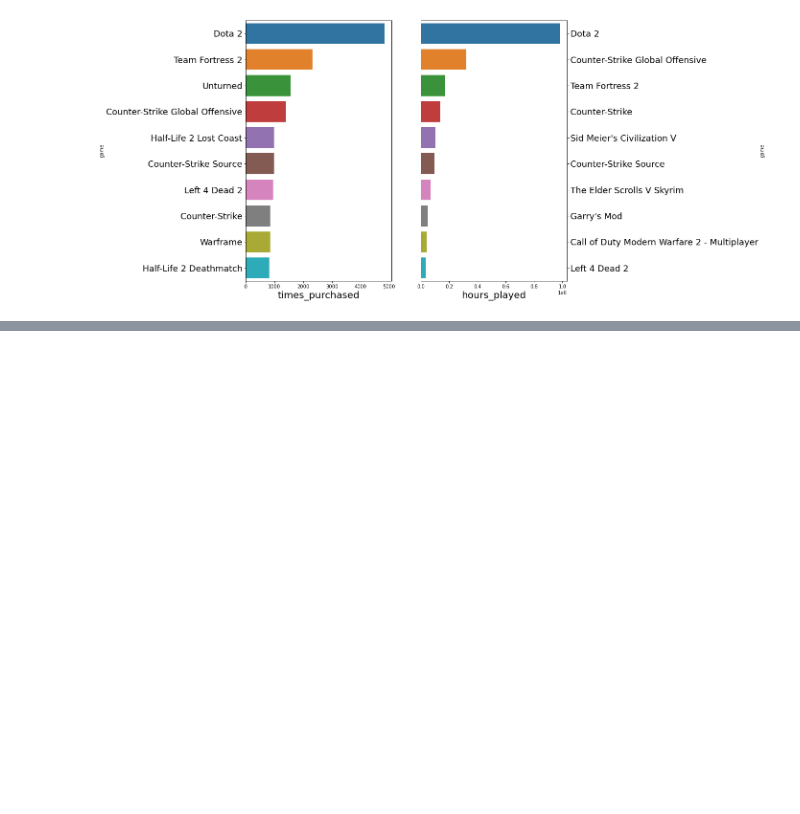
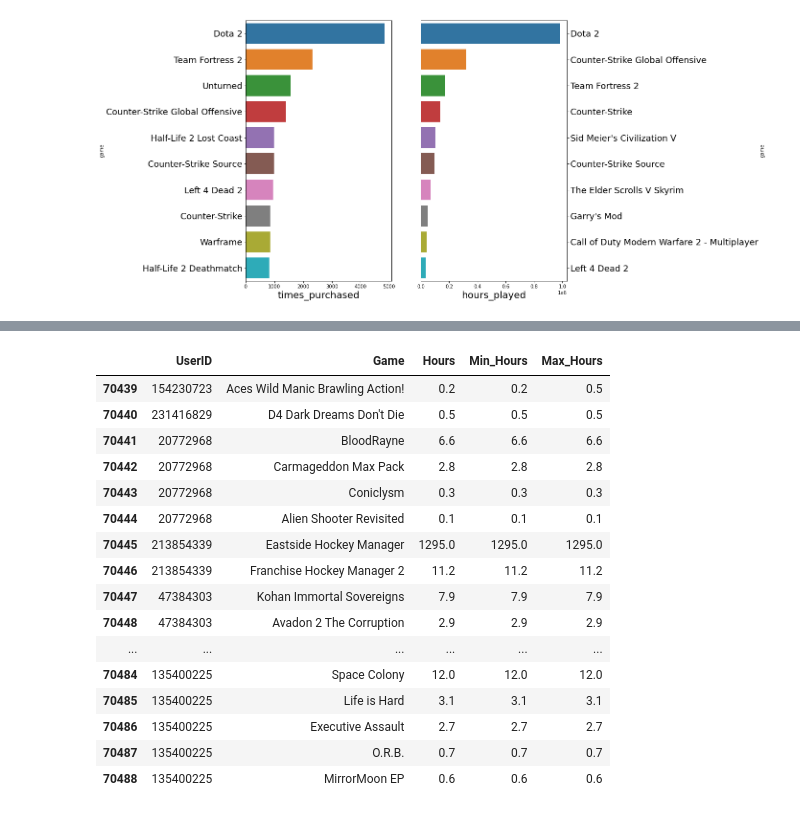
Before and after one commit to pyamin1878/Steam-Games-Rec-System, a Jupyter notebook: pat_notebook.ipynb, the cells around one changed output, grey strips where cells are left out. Drawn from its saved outputs; the diff is of its cells as text; code cells hidden in the pictures; blank space fills up the shorter version.

Commit message:
Fixed Ratings to resume training and cv

```diff
--- a/pat_notebook.ipynb
+++ b/pat_notebook.ipynb
@@ -101,19 +89,20 @@ for i in range(0,2):
     ax[i].xaxis.label.set_size(20)
 # %% [output]
 [figure]
+# %%
+game_hours_min_max = play_data_new.groupby('Game')['Hours'].agg(['min', 'max']).reset_index()
 # %%
 # Define the function to categorize hours
-def categorize_hours(hours):
-    if hours <= 20:
-        return 1
-    elif 21 <= hours <= 100:
-        return 2
-    elif 101 <= hours <= 500:
-        return 3
-    elif 501 <= hours <= 1000:
-        return 4
-    else:
-        return 5
+#def categorize_hours(hours):
+ #   if hours <= 20:
+  #      return 1
+   # elif 21 <= hours <= 100:
+    #    return 2
+   # elif 101 <= hours <= 500:
+   #     return 3
+   # elif 501 <= hours <= 1000:
+   #     return 4
+   # else:
+   #     return 5
 
-# Apply the function to the 'Hours' column to create a new 'Reviews' column
-play_data_new['Ratings'] = play_data_new['Hours'].apply(categorize_hours)
+# Apply the function to the 'Hours' column to create a new 'Ratings' column
@@ -159,0 +109,10 @@ play_data_new.tail(25)
+# %%
+# Define a new function for cumulative hours to fit the rating system
+# Recalculate the total hours played for each game across all users
+# Create a DataFrame for the rating of each game
+game_hours_min_max.columns = ['Game', 'Min_Hours', 'Max_Hours']
+
+# Merge this with the original play_data_new DataFrame
+play_data_agg_min_max = play_data_new.merge(game_hours_min_max, on='Game')
+
+play_data_agg_min_max.head()
@@ -159,0 +126,20 @@ play_data_new.tail(25)
+# %%
+play_data_agg_min_max.tail(50)
+# %% [output]
+|  | UserID | Game | Hours | Min_Hours | Max_Hours |
+| 70439 | 154230723 | Aces Wild Manic Brawling Action! | 0.2 | 0.2 | 0.5 |
+| 70440 | 231416829 | D4 Dark Dreams Don't Die | 0.5 | 0.5 | 0.5 |
+| 70441 | 20772968 | BloodRayne | 6.6 | 6.6 | 6.6 |
+| 70442 | 20772968 | Carmageddon Max Pack | 2.8 | 2.8 | 2.8 |
+| 70443 | 20772968 | Coniclysm | 0.3 | 0.3 | 0.3 |
+| 70444 | 20772968 | Alien Shooter Revisited | 0.1 | 0.1 | 0.1 |
+| 70445 | 213854339 | Eastside Hockey Manager | 1295.0 | 1295.0 | 1295.0 |
+| 70446 | 213854339 | Franchise Hockey Manager 2 | 11.2 | 11.2 | 11.2 |
+| 70447 | 47384303 | Kohan Immortal Sovereigns | 7.9 | 7.9 | 7.9 |
+| 70448 | 47384303 | Avadon 2 The Corruption | 2.9 | 2.9 | 2.9 |
+| ... | ... | ... | ... | ... | ... |
+| 70484 | 135400225 | Space Colony | 12.0 | 12.0 | 12.0 |
+| 70485 | 135400225 | Life is Hard | 3.1 | 3.1 | 3.1 |
+| 70486 | 135400225 | Executive Assault | 2.7 | 2.7 | 2.7 |
+| 70487 | 135400225 | O.R.B. | 0.7 | 0.7 | 0.7 |
+| 70488 | 135400225 | MirrorMoon EP | 0.6 | 0.6 | 0.6 |
```
Also changed, not shown: parts of 26 cells of this notebook.
